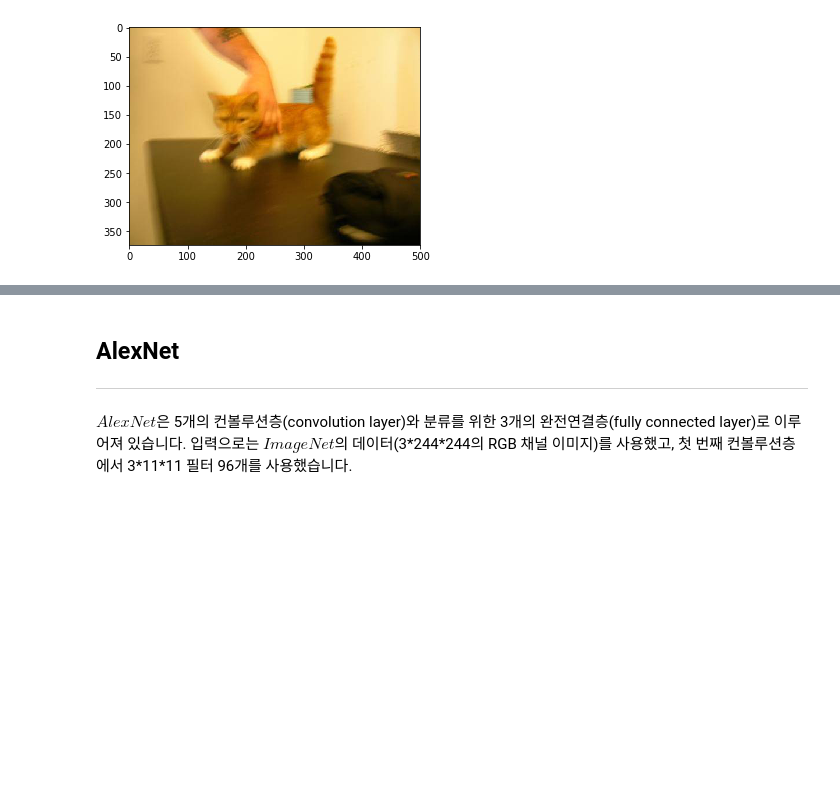
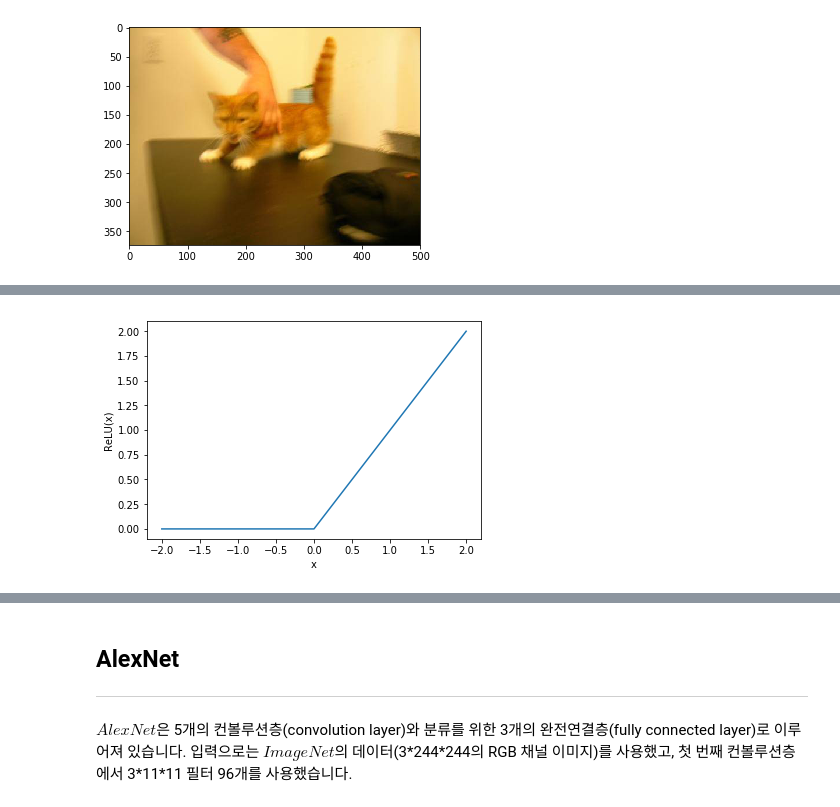
Before and after one commit to burgerphilia/machine-learing-basics, a Jupyter notebook: cnn_with_pytorch.ipynb, the cells around one changed output, grey strips where cells are left out. Cells and saved outputs as stored; diff of their text form; code cells hidden in the pictures; blank space fills up the shorter version.

```diff
--- a/cnn_with_pytorch.ipynb
+++ b/cnn_with_pytorch.ipynb
@@ -69,0 +77,9 @@ class CNN(nn.Module):
+# %%
+x = range(-2,3)
+y = nn.functional.relu(torch.tensor(x)).tolist()
+plt.plot(x, y)
+plt.xlabel('x')
+plt.ylabel('ReLU(x)')
+plt.show()
+# %% [output]
+[figure, added]
```
Also changed, not shown: parts of 11 cells of this notebook.
